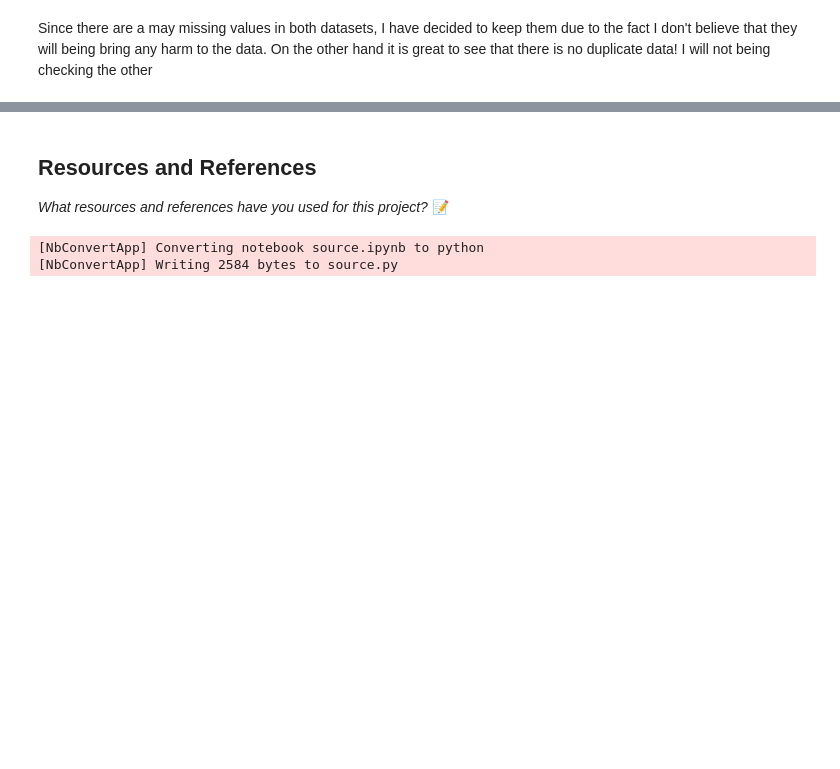
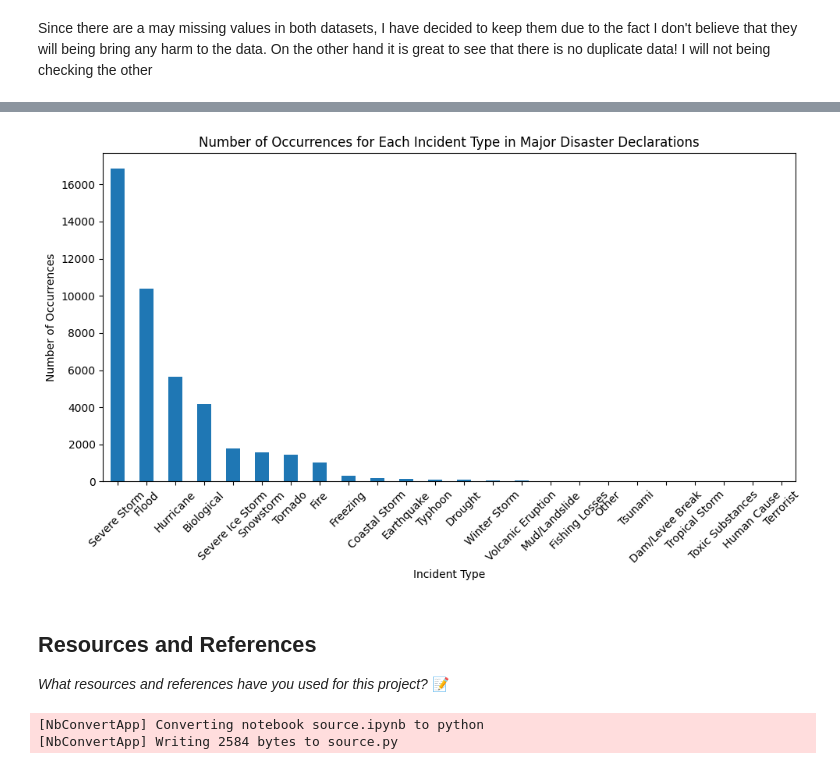
Before and after one commit to IT4063C-Fall23/final-project-StevenHatton, a Jupyter notebook: source.ipynb, the cells around one changed output, grey strips where cells are left out. Cells and saved outputs as stored; diff of their text form; code cells hidden in the pictures; blank space fills up the shorter version.

Commit message:
1st graph down

```diff
--- a/source.ipynb
+++ b/source.ipynb
@@ -141,3 +149,26 @@ Since there are a may missing values in both datasets, I  have decided to keep t
+# %%
+import pandas as pd
+import matplotlib.pyplot as plt
+
+filePath = 'data/FEMA_DataSets/DisasterDeclarationsSummaries.csv'
+data = pd.read_csv(filePath)
+
+# Filter data to include only Major Disaster Declarations
+major_disasters = data[data['declarationType'] == 'DR']  # Assuming 'DR' represents Major Disaster Declarations
+
+# Count occurrences of each 'incidentType' within Major Disaster Declarations
+incident_counts = major_disasters['incidentType'].value_counts()
+
+plt.figure(figsize=(10, 6))
+incident_counts.plot(kind='bar')
+plt.title('Number of Occurrences for Each Incident Type in Major Disaster Declarations')
+plt.xlabel('Incident Type')
+plt.ylabel('Number of Occurrences')
+plt.xticks(rotation=45)
+plt.tight_layout()
+plt.show()
+# %% [output]
+[figure, added]
 # %% [markdown]
 ## Resources and References
 *What resources and references have you used for this project?*
```
Also changed, not shown: parts of 2 cells of this notebook.
